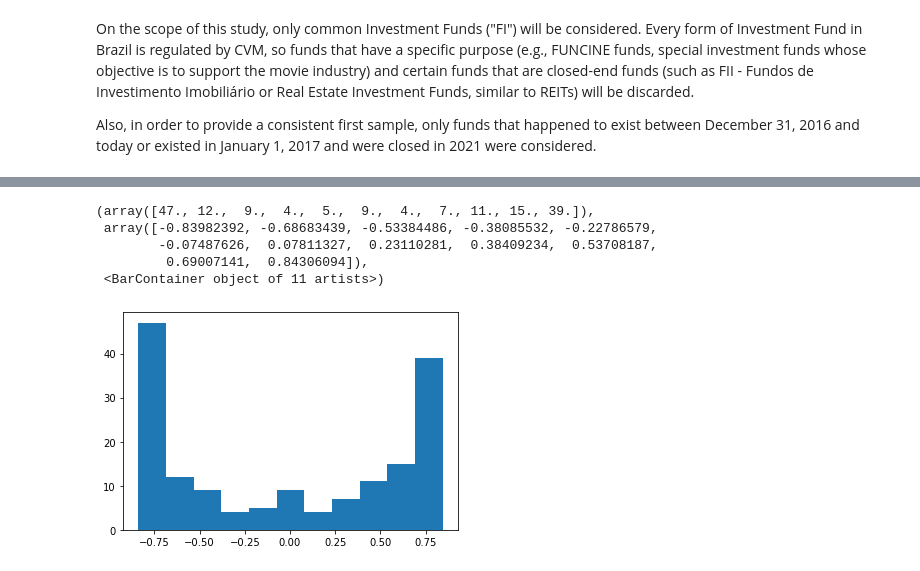
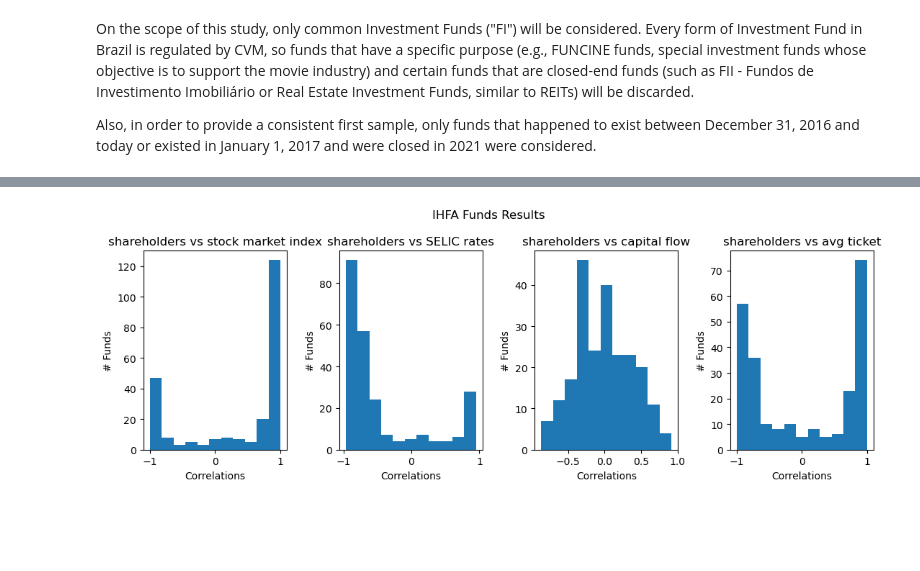
Before and after one commit to rafaelimai/ibmdscapstone, a Jupyter notebook: Capstone Work.ipynb, the cells around one changed output, grey strips where cells are left out. Saved outputs shown, nothing was run; the diff lists cells and outputs as text; code cells hidden in the pictures; blank space fills up the shorter version.

Commit message:
Padronizando métricas e puxando SELIC.

```diff
--- a/Capstone Work.ipynb
+++ b/Capstone Work.ipynb
@@ -41,0 +44,3 @@ fundList.head(1)
+# %%
+historicSeries['CAP_LIQ']=historicSeries['CAPTC_DIA']-historicSeries['RESG_DIA']
+historicSeries['TKT_MED']=historicSeries['VL_PATRIM_LIQ']/historicSeries['NR_COTST']
@@ -113,8 +85,22 @@ historicSeries.head()
 # %%
+ihfaHistoricSeries = historicSeries[historicSeries["CNPJ_FUNDO"].isin(ihfaFirstQuarter20["CNPJ"])]
+ihfaHistoricSeries = ihfaHistoricSeries.rename(columns={'CNPJ_FUNDO':'CNPJ',"DT_COMPTC":"DATE"})
+
+
 insightsIhfa = pd.DataFrame()
+insightsIhfa_SELIC = pd.DataFrame()
+insightsIhfa_Flow = pd.DataFrame()
+insightsIhfa_AvgTicket = pd.DataFrame()
+
+
 for cnpj in ihfaFirstQuarter20['CNPJ']:
     historicFundTemp = ihfaHistoricSeries[ihfaHistoricSeries['CNPJ']==cnpj]
     historicFundTemp.set_index("DATE", inplace = True)
     historicFundTemp = historicFundTemp.join(ibovHistoricClose)
+    historicFundTemp = historicFundTemp.join(selicData)
     historicFundTemp = historicFundTemp.dropna()
     insightsIhfa = insightsIhfa.append([[cnpj,historicFundTemp[["NR_COTST","CLOSE"]].corr().iloc[1,0]]])
+
+    insightsIhfa_SELIC = insightsIhfa_SELIC.append([[cnpj,historicFundTemp[["NR_COTST","valor"]].corr().iloc[1,0]]])
+    insightsIhfa_Flow = insightsIhfa_Flow.append([[cnpj,historicFundTemp[["CAP_LIQ","CLOSE"]].corr().iloc[1,0]]])
+    insightsIhfa_AvgTicket = insightsIhfa_AvgTicket.append([[cnpj,historicFundTemp[["TKT_MED","CLOSE"]].corr().iloc[1,0]]])
@@ -211,9 +145,30 @@ for cnpj in interbankRateFundFilterLayer['CNPJ_FUNDO']:
-# %%
-plt.hist(insightsInterbankRate[[1]], bins=11)
-# %% [output]
-(array([47., 12.,  9.,  4.,  5.,  9.,  4.,  7., 11., 15., 39.]),
- array([-0.83982392, -0.68683439, -0.53384486, -0.38085532, -0.22786579,
-        -0.07487626,  0.07811327,  0.23110281,  0.38409234,  0.53708187,
-         0.69007141,  0.84306094]),
- <BarContainer object of 11 artists>)
-[figure, removed]
+# %%
+fig, axs = plt.subplots(1, 4, sharex=False, sharey=False)
+fig.set_size_inches(11,4)
+plt.suptitle("IHFA Funds Results")
+
+axs[0].hist(insightsIhfa[[1]], bins=11)
+axs[0].set_title("shareholders vs stock market index")
+axs[0].set_xlabel("Correlations")
+axs[0].set_ylabel("# Funds")
+
+
+axs[1].hist(insightsIhfa_SELIC[[1]], bins=11)
+axs[1].set_title("shareholders vs SELIC rates")
+axs[1].set_xlabel("Correlations")
+axs[1].set_ylabel("# Funds")
+
+axs[2].hist(insightsIhfa_Flow[[1]], bins=11)
+axs[2].set_title("shareholders vs capital flow")
+axs[2].set_xlabel("Correlations")
+axs[2].set_ylabel("# Funds")
+
+axs[3].hist(insightsIhfa_AvgTicket[[1]], bins=11)
+axs[3].set_title("shareholders vs avg ticket")
+axs[3].set_xlabel("Correlations")
+axs[3].set_ylabel("# Funds")
+
+plt.tight_layout()
+plt.show()
+# %% [output]
+[figure, added]
```
Also changed, not shown: parts of 37 cells of this notebook.
